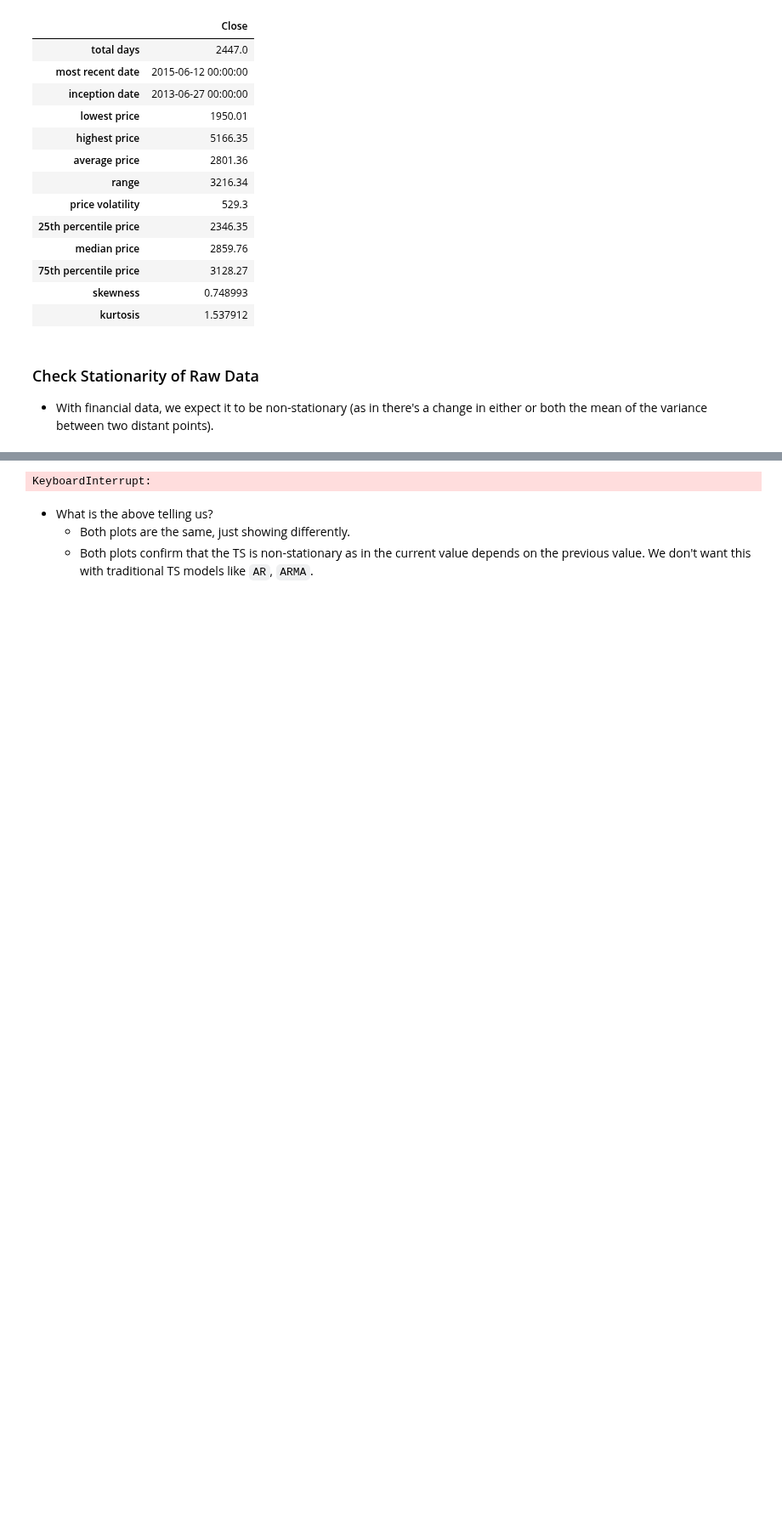
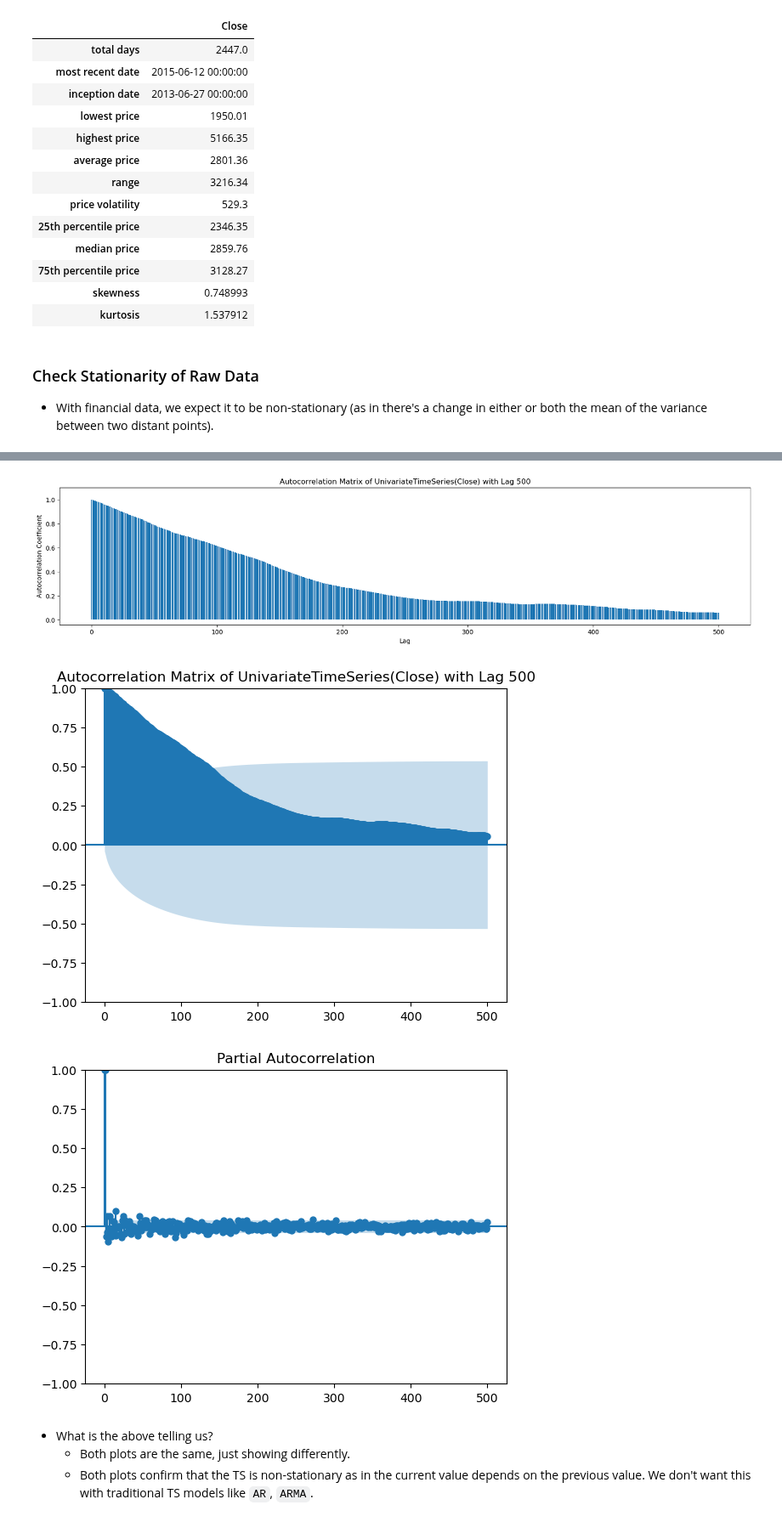
Before and after one commit to Brinkley97/applied_time_series_and_machine_learning, a Jupyter notebook: framework_for_time_series_data/nlp_ts/paper-daily-sse_stock-ts_models.ipynb, the cells around one changed output, grey strips where cells are left out. Shown at 85% size. Cells and saved outputs as stored; diff of their text form; code cells hidden in the pictures; blank space fills up the shorter version.

```diff
--- a/framework_for_time_series_data/nlp_ts/paper-daily-sse_stock-ts_models.ipynb
+++ b/framework_for_time_series_data/nlp_ts/paper-daily-sse_stock-ts_models.ipynb
@@ -150,0 +204,6 @@ Critical Values:
+# %%
+# Since we don't have the compute power to process in a shorter time and we only care for the
+# significant lags (ie: those that are outside of the blue region), choose a max lag based on these two criteriors
+# Thus, choose the last 200 days of train
+last_N_train_df = train_stock_df.iloc[-500:, :]
+last_N_train_df
@@ -151,8 +242,10 @@ Critical Values:
 # %%
-max_lags = int(len(stock_df) * .1)
-stock_of_interest.plot_autocorrelation(max_lags)
+train_stock_of_interest.plot_autocorrelation(len(last_N_train_df))
+train_stock_of_interest.plot_partial_autocorrelation(len(last_N_train_df))
 # %% [output]
-KeyboardInterrupt:
+[figure, added]
+[figure, added]
+[figure, added]
 # %% [markdown]
 - What is the above telling us?
     - Both plots are the same, just showing differently.
```
Also changed, not shown: parts of 48 cells of this notebook, 1 other file.
